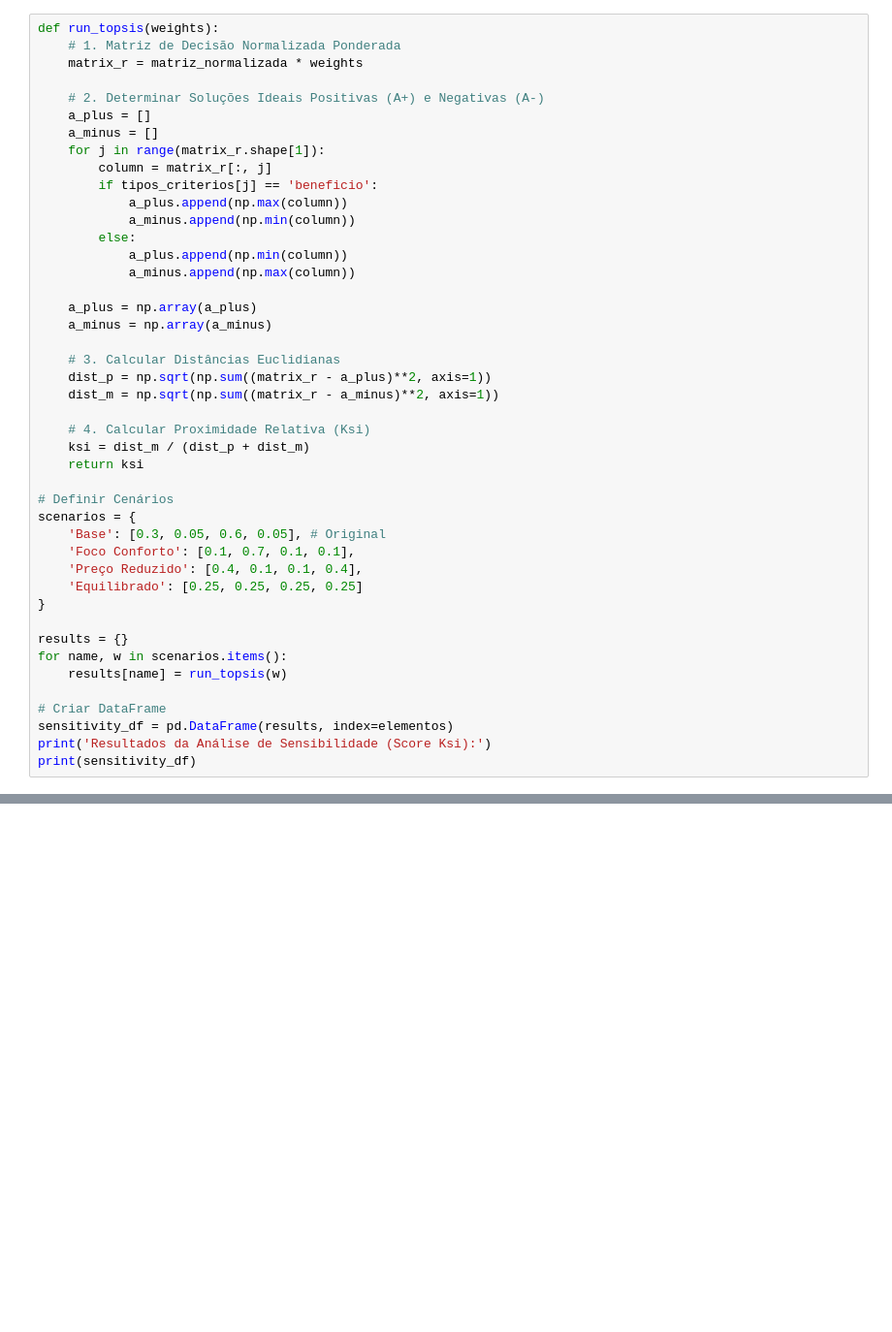
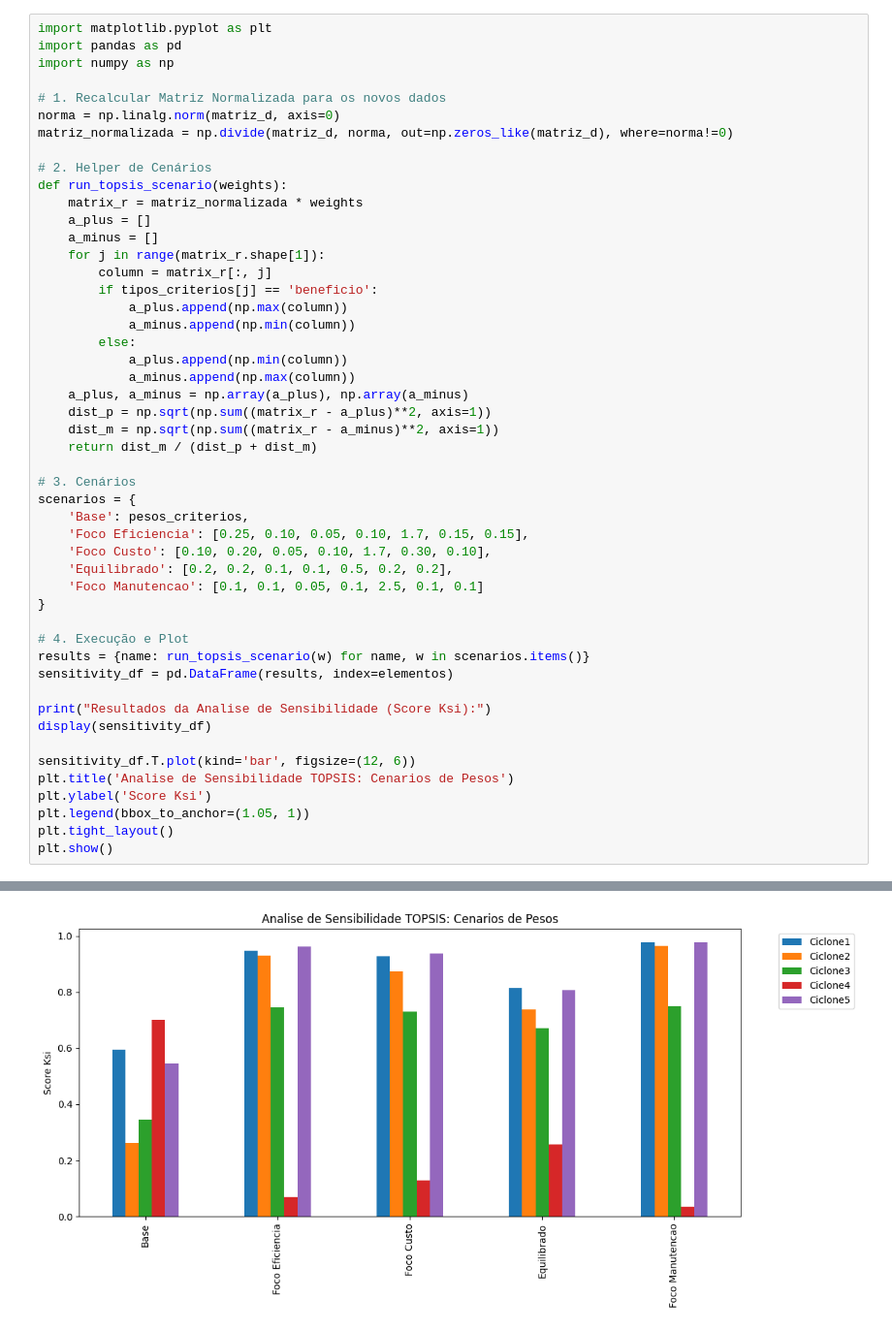
Before and after one commit to gustavo159753/Analise-de-dados, a Jupyter notebook: topsis.ipynb, the cells around one changed output, grey strips where cells are left out. Shown at 97% size. Drawn from its saved outputs; the diff is of its cells as text; blank space fills up the shorter version.

```diff
--- a/topsis.ipynb
+++ b/topsis.ipynb
@@ -207,9 +122,15 @@ Ranking Final das Alternativas:
 # %%
-def run_topsis(weights):
-    # 1. Matriz de Decisão Normalizada Ponderada
+import matplotlib.pyplot as plt
+import pandas as pd
+import numpy as np
+
+# 1. Recalcular Matriz Normalizada para os novos dados
+norma = np.linalg.norm(matriz_d, axis=0)
+matriz_normalizada = np.divide(matriz_d, norma, out=np.zeros_like(matriz_d), where=norma!=0)
+
+# 2. Helper de Cenários
+def run_topsis_scenario(weights):
     matrix_r = matriz_normalizada * weights
-
-    # 2. Determinar Soluções Ideais Positivas (A+) e Negativas (A-)
     a_plus = []
     a_minus = []
     for j in range(matrix_r.shape[1]):
@@ -220,32 +141,31 @@ def run_topsis(weights):
         else:
             a_plus.append(np.min(column))
             a_minus.append(np.max(column))
-
-    a_plus = np.array(a_plus)
-    a_minus = np.array(a_minus)
-
-    # 3. Calcular Distâncias Euclidianas
+    a_plus, a_minus = np.array(a_plus), np.array(a_minus)
     dist_p = np.sqrt(np.sum((matrix_r - a_plus)**2, axis=1))
     dist_m = np.sqrt(np.sum((matrix_r - a_minus)**2, axis=1))
+    return dist_m / (dist_p + dist_m)
 
-    # 4. Calcular Proximidade Relativa (Ksi)
-    ksi = dist_m / (dist_p + dist_m)
-    return ksi
-
-# Definir Cenários
+# 3. Cenários
 scenarios = {
-    'Base': [0.3, 0.05, 0.6, 0.05], # Original
-    'Foco Conforto': [0.1, 0.7, 0.1, 0.1],
-    'Preço Reduzido': [0.4, 0.1, 0.1, 0.4],
-    'Equilibrado': [0.25, 0.25, 0.25, 0.25]
+    'Base': pesos_criterios,
+    'Foco Eficiencia': [0.25, 0.10, 0.05, 0.10, 1.7, 0.15, 0.15],
+    'Foco Custo': [0.10, 0.20, 0.05, 0.10, 1.7, 0.30, 0.10],
+    'Equilibrado': [0.2, 0.2, 0.1, 0.1, 0.5, 0.2, 0.2],
+    'Foco Manutencao': [0.1, 0.1, 0.05, 0.1, 2.5, 0.1, 0.1]
 }
 
-results = {}
-for name, w in scenarios.items():
-    results[name] = run_topsis(w)
+# 4. Execução e Plot
+results = {name: run_topsis_scenario(w) for name, w in scenarios.items()}
+sensitivity_df = pd.DataFrame(results, index=elementos)
 
-# Criar DataFrame
-sensitivity_df = pd.DataFrame(results, index=elementos)
-print('Resultados da Análise de Sensibilidade (Score Ksi):')
-print(sensitivity_df)
+print("Resultados da Analise de Sensibilidade (Score Ksi):")
+display(sensitivity_df)
+
+sensitivity_df.T.plot(kind='bar', figsize=(12, 6))
+plt.title('Analise de Sensibilidade TOPSIS: Cenarios de Pesos')
+plt.ylabel('Score Ksi')
+plt.legend(bbox_to_anchor=(1.05, 1))
+plt.tight_layout()
+plt.show()
 # %% [output]
@@ -256,0 +179 @@ Corolla  0.214371       0.793203        0.700076     0.439700
+[figure, added]
```
Also changed, not shown: parts of 35 cells of this notebook.
